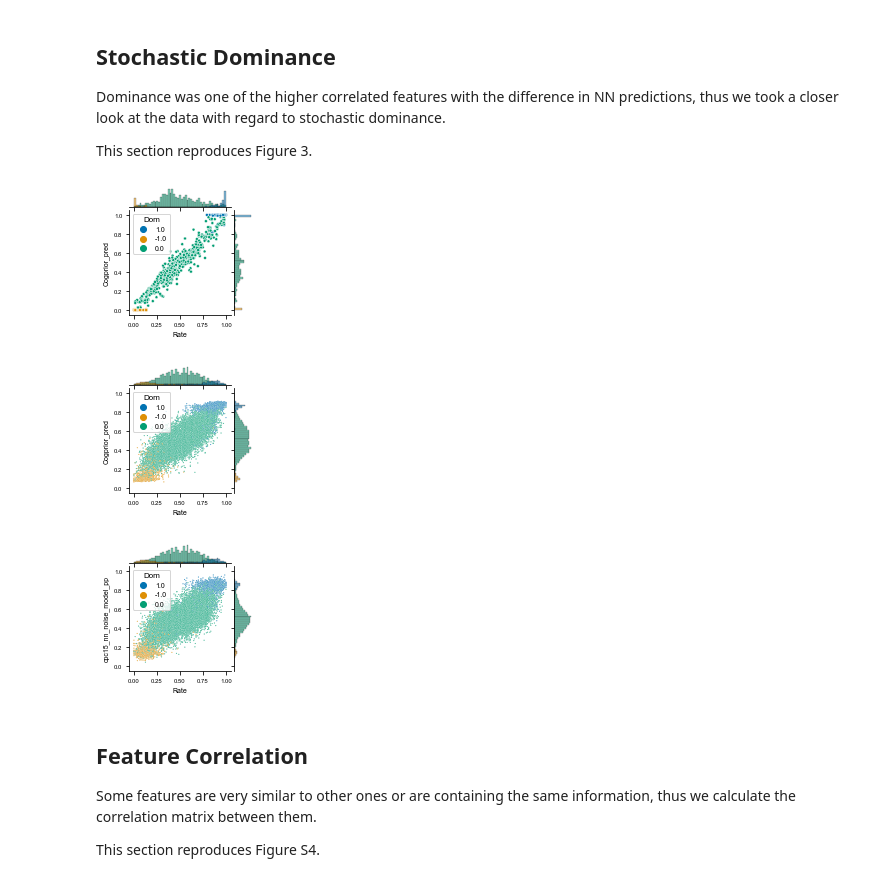
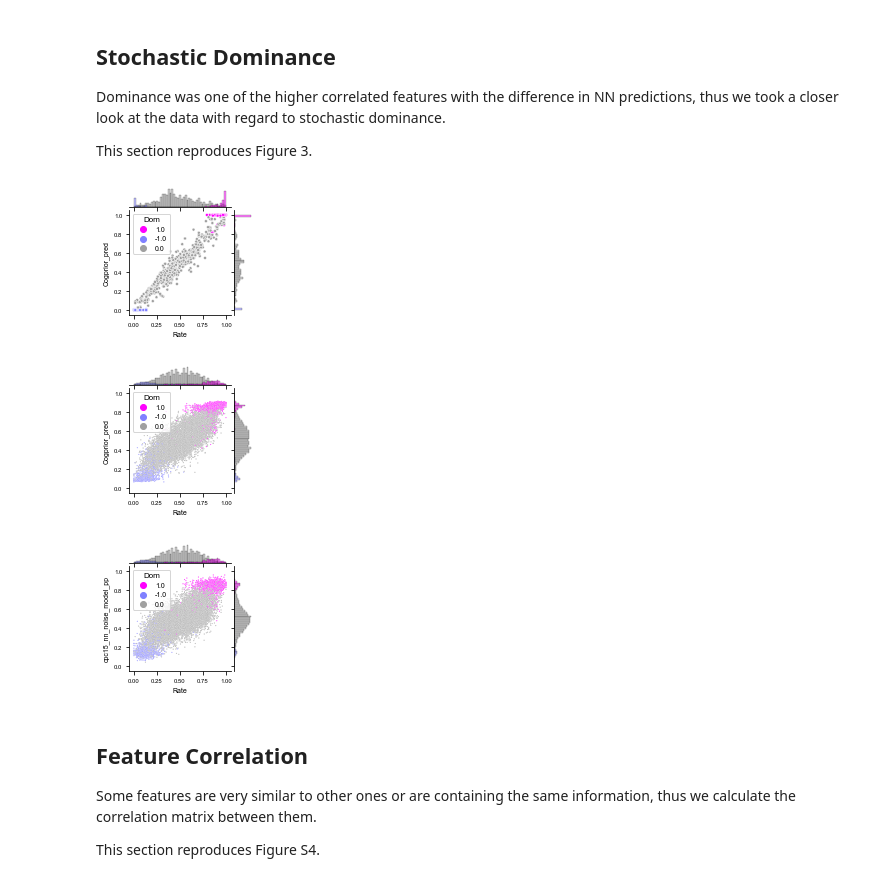
Before and after one commit to RothkopfLab/DatasetBias, a Jupyter notebook: Analysis.ipynb, the cells around one changed output. Drawn from its saved outputs; the diff is of its cells as text; code cells hidden in the pictures.

```diff
--- a/Analysis.ipynb
+++ b/Analysis.ipynb
@@ -81,6 +79,14 @@ plt.tight_layout()
 First investigation which gamble or handcrafted (naive and psychological) feature can give us an insight into the difference in NN predictions.
 
 This section reproduces Figure 2 and S3 and Table 2.
+# %%
+# color codes for the three feature categories
+#fcolors = ["#ff7e33", "#9e023e", "#4751de"] # original
+#fcolors = ["#44a5a5", "#f3d54f", "#e9603f"]
+fcolors = ["#efd42e", "#e9603f", "#2eaeeb"] # best2
+#fcolors = ["#b2a4ff", "#ffb4b4", "#ffdeb4"]
+#fcolors = ["#ecee81", "#82a0d8", "#edb7ed"]
+#fcolors = ["#ffb2a6", "#ff8aae", "#9adcff"] # best1
 # %%
 plt.figure(figsize=(6.5,8))
 correlations = []
@@ -140,18 +146,20 @@ Dominance was one of the higher correlated features with the difference in NN pr
 
 This section reproduces Figure 3.
 # %%
-for df, y, s in zip(
+for i,(df, y, s) in enumerate(zip(
     [cpc15_df, choices_df, choices_df], ["Cogprior_pred", "Cogprior_pred", "cpc15_nn_noise_model_pp"], [35,5,5]
-):
+)):
     g = sns.JointGrid(
-        data=df, x="Rate", y=y, hue="Dom", palette="colorblind", height=2.3, hue_order=[1.0, -1.0, 0.0]
+        data=df, x="Rate", y=y, hue="Dom", palette={-1: "#8080ff", 0: "#a0a0a0", 1: "#ff00ff"},
+        height=2.3, hue_order=[1.0, -1.0, 0.0]
     )
     g.plot_joint(sns.scatterplot, marker=".", s=s, rasterized=True)
     g.plot_marginals(sns.histplot, bins=np.linspace(0, 1, 50))
+    plt.savefig(f"tmp{i}.pdf", dpi=300)
 # %% [output]
-[figure, old version]
+[figure, new version]
-[figure, old version]
+[figure, new version]
-[figure, old version]
+[figure, new version]
 # %% [markdown]
 ## Feature Correlation
 Some features are very similar to other ones or are containing the same information, thus we calculate the correlation matrix between them.
```
Also changed, not shown: parts of 10 cells of this notebook, 2 other files.
